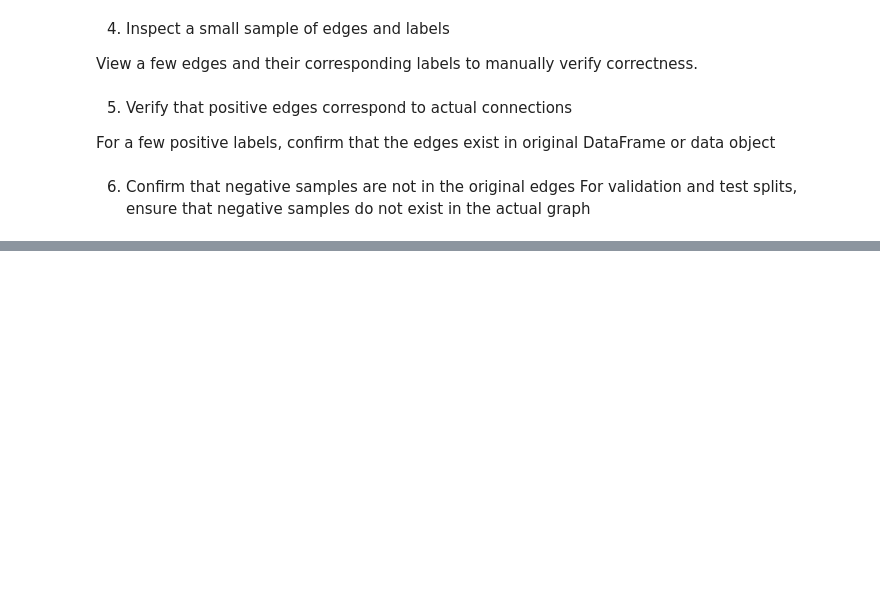
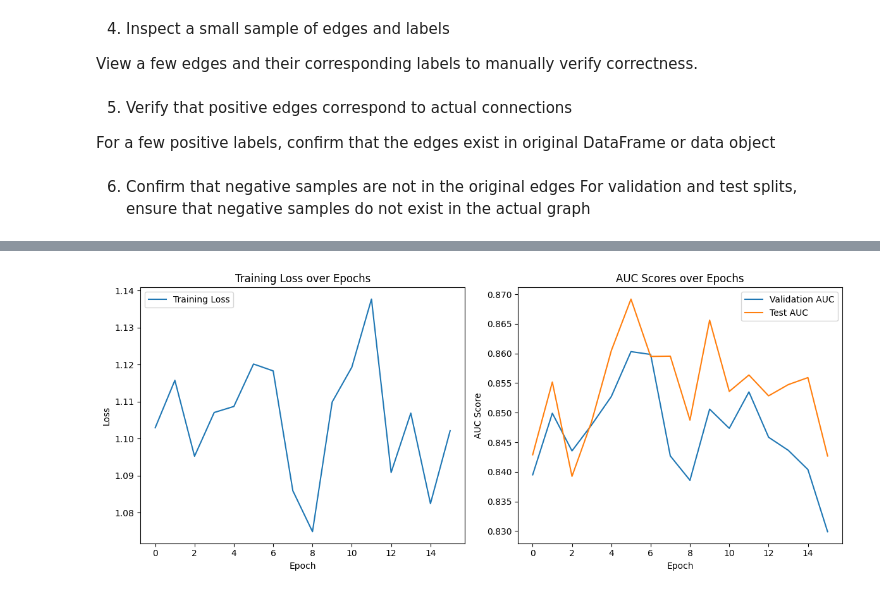
Before and after one commit to m9framar/DisGeNET-BME2024, a Jupyter notebook: GNN.ipynb, the cells around one changed output, grey strips where cells are left out. Drawn from its saved outputs; the diff is of its cells as text; code cells hidden in the pictures; blank space fills up the shorter version.

Commit message:
gnn model definiton, training, and eval

```diff
--- a/GNN.ipynb
+++ b/GNN.ipynb
@@ -207,9 +161,0 @@ Ensure that both edge_label and edge_label_index are present in each split for t
-# %%
-
-
-for split_name, split_data in [('Train', train_data), ('Validation', val_data), ('Test', test_data)]:
-    edge = split_data['gene', 'associates_with', 'disease']
-    print(f"{split_name} Data:")
-    print(f"  edge_label_index exists: {'edge_label_index' in edge}")
-    print(f"  edge_label exists: {'edge_label' in edge}")
-    print()
@@ -220,13 +162,3 @@ Verify that the number of labels matches the number of edges.
-# %%
-for split_name, split_data in [('Train', train_data), ('Validation', val_data), ('Test', test_data)]:
-    edge = split_data['gene', 'associates_with', 'disease']
-    if 'edge_label' in edge and 'edge_label_index' in edge:
-        num_edges = edge.edge_label_index.size(1)
-        num_labels = edge.edge_label.size(0)
-        print(f"{split_name} Data:")
-        print(f"  Number of edges: {num_edges}")
-        print(f"  Number of labels: {num_labels}")
-        print()
 # %% [markdown]
 3. Check the distribution of edge labels
 
@@ -291,0 +380,76 @@ You can also check the batches produced by the LinkNeighborLoader.
+# %%
+import matplotlib.pyplot as plt
+import numpy as np
+from sklearn.metrics import roc_curve, auc
+import seaborn as sns
+
+# 1. Training Progress Plots
+def plot_training_progress(train_losses, val_aucs, test_aucs):
+    plt.figure(figsize=(12, 5))
+
+    # Plot training loss
+    plt.subplot(1, 2, 1)
+    plt.plot(train_losses, label='Training Loss')
+    plt.xlabel('Epoch')
+    plt.ylabel('Loss')
+    plt.title('Training Loss over Epochs')
+    plt.legend()
+
+    # Plot AUC scores
+    plt.subplot(1, 2, 2)
+    plt.plot(val_aucs, label='Validation AUC')
+    plt.plot(test_aucs, label='Test AUC')
+    plt.xlabel('Epoch')
+    plt.ylabel('AUC Score')
+    plt.title('AUC Scores over Epochs')
+    plt.legend()
+
+    plt.tight_layout()
+    plt.show()
+
+# 2. ROC Curve
+@torch.no_grad()
+def plot_roc_curve(loader, model, device):
+    model.eval()
+    preds = []
+    labels = []
+
+    for batch in loader:
+        batch = batch.to(device)
+        pred = model(batch)
+        preds.append(pred.sigmoid().cpu())
+        labels.append(batch['gene', 'associates_with', 'disease'].edge_label.cpu())
+
+    preds = torch.cat(preds).numpy()
+    labels = torch.cat(labels).numpy()
+
+    fpr, tpr, _ = roc_curve(labels, preds)
+    roc_auc = auc(fpr, tpr)
+
+    plt.figure(figsize=(8, 8))
+    plt.plot(fpr, tpr, color='darkorange', lw=2,
+             label=f'ROC curve (AUC = {roc_auc:.3f})')
+    plt.plot([0, 1], [0, 1], color='navy', lw=2, linestyle='--')
+    plt.xlim([0.0, 1.0])
+    plt.ylim([0.0, 1.05])
+    plt.xlabel('False Positive Rate')
+    plt.ylabel('True Positive Rate')
+    plt.title('Receiver Operating Characteristic')
+    plt.legend(loc="lower right")
+    plt.show()
+
+# 3. Save metrics to file
+def save_metrics(train_losses, val_aucs, test_aucs):
+    metrics_dict = {
+        'train_loss': train_losses,
+        'val_auc': val_aucs,
+        'test_auc': test_aucs
+    }
+    np.save('training_metrics.npy', metrics_dict)
+
+# Call the visualization functions
+plot_training_progress(train_losses, val_aucs, test_aucs)
+plot_roc_curve(test_loader, model, device)
+save_metrics(train_losses, val_aucs, test_aucs)
+# %% [output]
+[figure, added]
```
Also changed, not shown: parts of 14 cells of this notebook.
